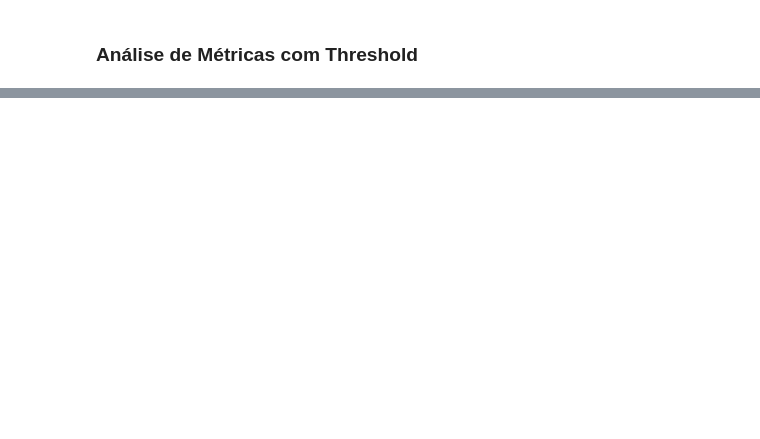
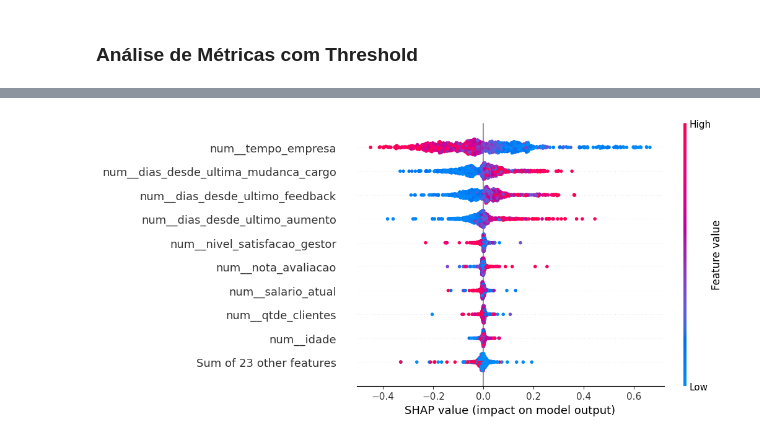
Before and after one commit to smoothemerson/AI_development, a Jupyter notebook: classes/ensemble_models/random_forest/churn_employee.ipynb, the cells around one changed output, grey strips where cells are left out. Cells and saved outputs as stored; diff of their text form; code cells hidden in the pictures; blank space fills up the shorter version.

```diff
--- a/classes/ensemble_models/random_forest/churn_employee.ipynb
+++ b/classes/ensemble_models/random_forest/churn_employee.ipynb
@@ -713,0 +799,5 @@ fig.plot()
+# %%
+# Plot de Beeswarm Global
+shap.plots.beeswarm(shap_values_class, max_display=10)
+# %% [output]
+[figure, added]
```
Also changed, not shown: parts of 32 cells of this notebook.
